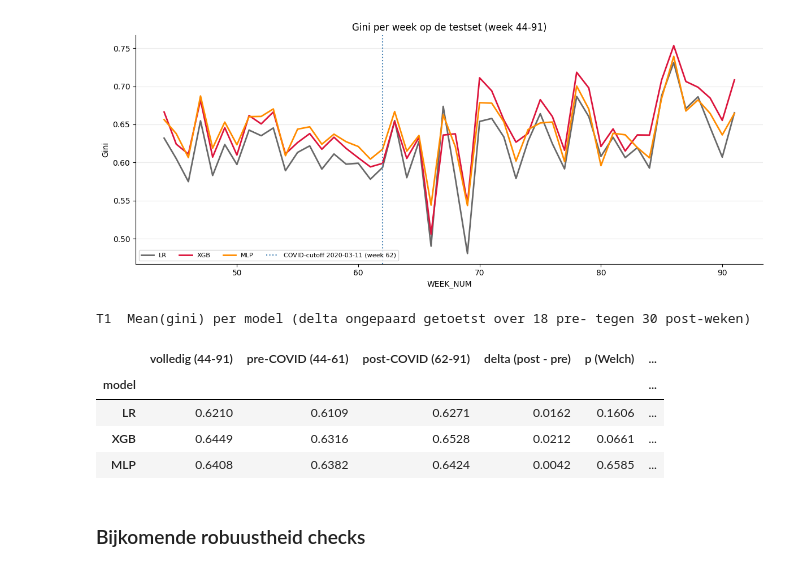
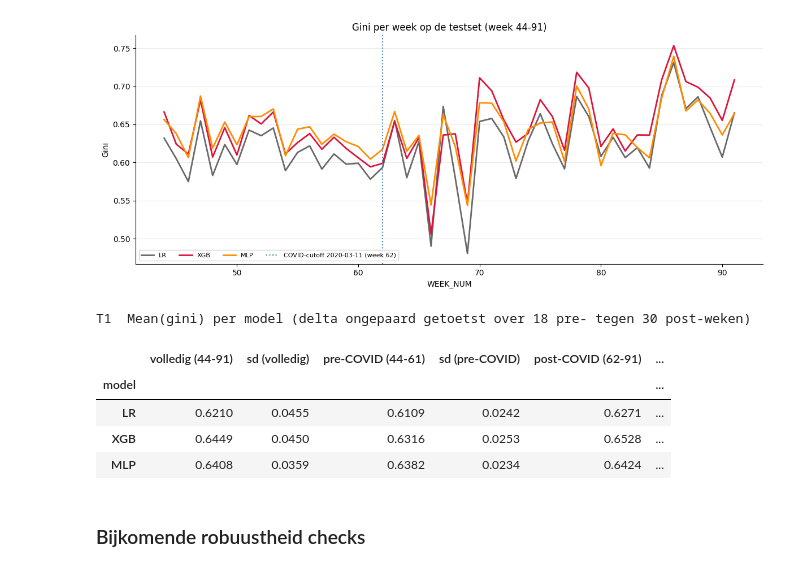
Before and after one commit to Jeanpierre69/casestudy-datamining, a Jupyter notebook: r1_predictive_stab.ipynb, the cells around one changed output. Drawn from its saved outputs; the diff is of its cells as text; code cells hidden in the pictures.

```diff
--- a/r1_predictive_stab.ipynb
+++ b/r1_predictive_stab.ipynb
@@ -134,44 +134,51 @@ Gini gepoold over de volledige testset:   LR 0.6347   XGB 0.6510   MLP 0.6439
 [figure]
 # %%
 # T1 - Mean(gini) per model: ongewogen gemiddelde van de wekelijkse gini's uit F1, over
-# het volledige testvenster en per COVID-blok. De delta wordt ongepaard getoetst - pre en
-# post zijn verschillende weken - met Welch (ongelijke varianties) en Mann-Whitney
-# ernaast. Met 18 tegen 30 weken, waarvan de post-weken de ruizigste zijn, heeft die
-# toets weinig onderscheidend vermogen: een niet-significante uitkomst is dus geen bewijs
-# dat de gini gelijk bleef. De maskers worden hieronder hergebruikt.
+# het volledige testvenster en per COVID-blok, met de sd van diezelfde weekgini's ernaast
+# (ruwe spreiding rond het blokgemiddelde, niet gedetrend - dat is de std_residuals in
+# T4, rond de bloktrend in plaats van rond het gemiddelde). De delta wordt ongepaard
+# getoetst - pre en post zijn verschillende weken - met Welch (ongelijke varianties) en
+# Mann-Whitney ernaast. Met 18 tegen 30 weken, waarvan de post-weken de ruizigste zijn,
+# heeft die toets weinig onderscheidend vermogen: een niet-significante uitkomst is dus
+# geen bewijs dat de gini gelijk bleef. De maskers worden hieronder hergebruikt.
 from scipy import stats
 
 blocks = {
     f"volledig ({gini_weekly.index.min()}-{gini_weekly.index.max()})": gini_weekly.index > -1,
     f"pre-COVID ({LAST_TRAIN_WEEK + 1}-{COVID_WEEK - 1})": gini_weekly.index < COVID_WEEK,
     f"post-COVID ({COVID_WEEK}-{gini_weekly.index.max()})": gini_weekly.index >= COVID_WEEK,
 }
 full_name, pre_name, post_name = blocks
 
-gini_blocks = pd.DataFrame({name: gini_weekly[mask].mean() for name, mask in blocks.items()})
+block_stats = {}
+for name, mask in blocks.items():
+    block_stats[name] = gini_weekly[mask].mean()
+    block_stats[f"sd ({name.split(' (')[0]})"] = gini_weekly[mask].std()
+
+gini_blocks = pd.DataFrame(block_stats)
 gini_blocks["delta (post - pre)"] = gini_blocks[post_name] - gini_blocks[pre_name]
 
 block_tests = {}
 for m in MODELS:
     pre_values = gini_weekly.loc[blocks[pre_name], m]
     post_values = gini_weekly.loc[blocks[post_name], m]
     block_tests[m] = {
         "p (Welch)": stats.ttest_ind(post_values, pre_values, equal_var=False).pvalue,
         "p (Mann-Whitney)": stats.mannwhitneyu(post_values, pre_values).pvalue}
 
 gini_blocks = gini_blocks.join(pd.DataFrame(block_tests).T)
 gini_blocks.index.name = "model"
 
 print(f"T1  Mean(gini) per model (delta ongepaard getoetst over "
       f"{int(blocks[pre_name].sum())} pre- tegen {int(blocks[post_name].sum())} post-weken)")
 gini_blocks.round(4)
 # %% [output]
 T1  Mean(gini) per model (delta ongepaard getoetst over 18 pre- tegen 30 post-weken)
-|  | volledig (44-91) | pre-COVID (44-61) | post-COVID (62-91) | delta (post - pre) | p (Welch) | ... |
+|  | volledig (44-91) | sd (volledig) | pre-COVID (44-61) | sd (pre-COVID) | post-COVID (62-91) | ... |
 | model |  |  |  |  |  | ... |
-| LR | 0.6210 | 0.6109 | 0.6271 | 0.0162 | 0.1606 | ... |
-| XGB | 0.6449 | 0.6316 | 0.6528 | 0.0212 | 0.0661 | ... |
-| MLP | 0.6408 | 0.6382 | 0.6424 | 0.0042 | 0.6585 | ... |
+| LR | 0.6210 | 0.0455 | 0.6109 | 0.0242 | 0.6271 | ... |
+| XGB | 0.6449 | 0.0450 | 0.6316 | 0.0253 | 0.6528 | ... |
+| MLP | 0.6408 | 0.0359 | 0.6382 | 0.0234 | 0.6424 | ... |
 # %% [markdown]
 ### Bijkomende robuustheid checks
 # %%
```
Also changed, not shown: parts of 4 cells of this notebook.
